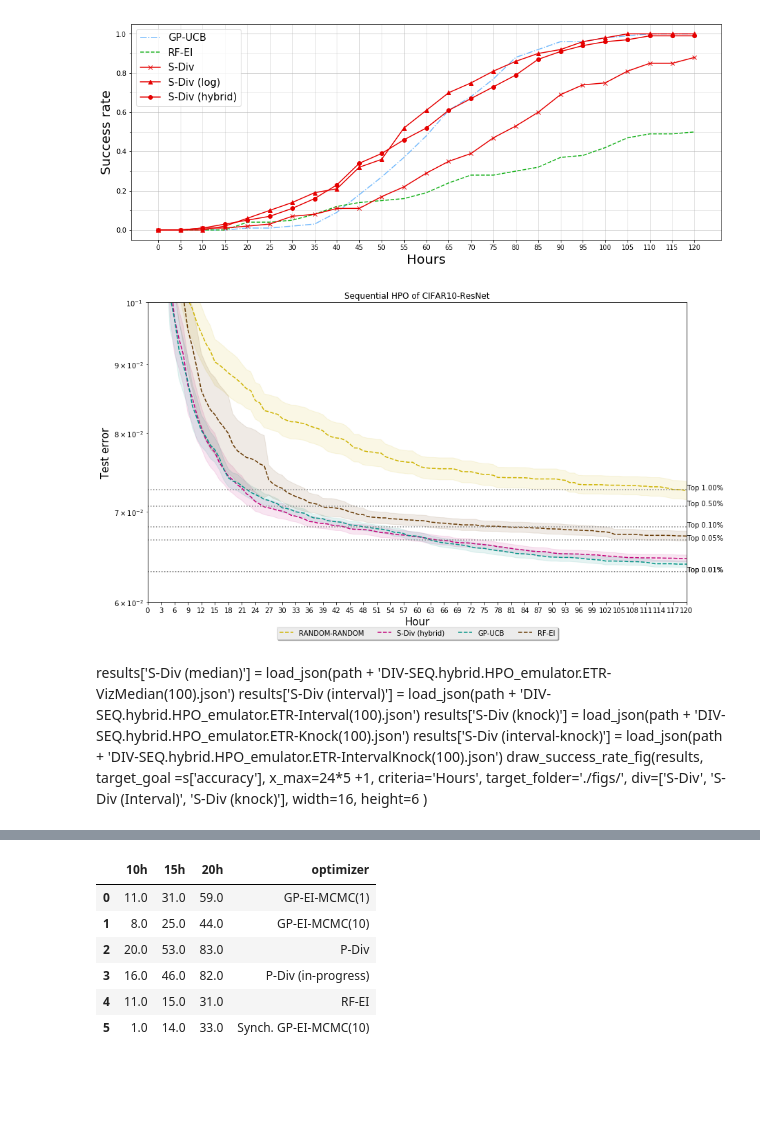
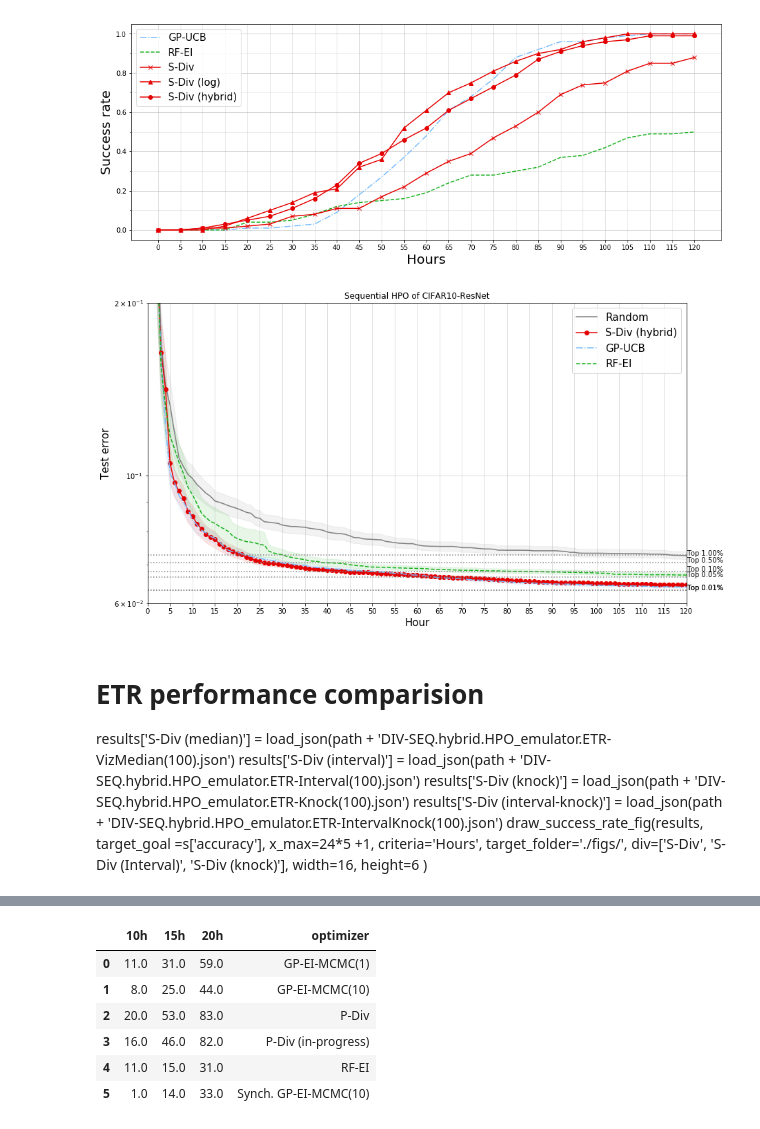
Before and after one commit to yongjinkim49/ecml, a Jupyter notebook: results/[ICML19] CIFAR10-ResNet performance evaluation.ipynb, the cells around one changed output, grey strips where cells are left out. Saved outputs shown, nothing was run; the diff lists cells and outputs as text; code cells hidden in the pictures; blank space fills up the shorter version.

Commit message:
support best error curve for parallelization results

```diff
--- a/results/[ICML19] CIFAR10-ResNet performance evaluation.ipynb
+++ b/results/[ICML19] CIFAR10-ResNet performance evaluation.ipynb
@@ -48,12 +48,15 @@ postfix = ".HPO_emulator({})".format(num_trials)
 path = "./{}/T{}S/".format(dataset, opt_secs)
 basic_bo = ['GP-EI', 'GP-PI', 'GP-UCB',
               'RF-EI', 'RF-PI', 'RF-UCB' ]
-rand = ['RANDOM-RANDOM']
+rand = ['Random']
 sdivs = [ 'S-Div (hybrid)' ]
 ada = ['GP-Hedge']
 
-for opt in basic_bo + rand:
+results['Random'] = load_json(path + 'RANDOM-RANDOM' + postfix + '.json')
+
+for opt in basic_bo:
     results[opt] = load_json(path + opt + postfix + '.json')
+
 results['S-Div'] = load_json(path + 'DIV-SEQ-pure' + postfix + '.json')
 results['S-Div (log)'] = load_json(path + 'DIV-SEQ-log' + postfix + '.json')
 results['S-Div (hybrid)'] = load_json(path + 'DIV-SEQ-hybrid' + postfix + '.json')
@@ -73,13 +78,14 @@ draw_success_rate_fig(results, target_goal =s['accuracy'], x_max=24*5 +1, criter
 <module 'matplotlib.pyplot' from '/home/webofthink/anaconda3/lib/python3.6/site-packages/matplotlib/pyplot.py'>
 [figure]
 # %%
-all_arms = rand + sdivs + ['GP-UCB', 'RF-EI']
-draw_best_error_curve(results, all_arms, 100,
-                      ylim=(.06, 0.1), xlim=(0, 120), summary=True, guidelines=stats, x_steps=3,
+selected = rand + sdivs + ['GP-UCB', 'RF-EI']
+draw_best_error_curve(results, selected, 100,
+                      ylim=(.06, 0.2), xlim=(0, 120), summary=True, guidelines=stats, x_steps=5,
                       title="Sequential HPO of {}".format(dataset_name))
 # %% [output]
-[figure, old version]
+[figure, new version]
 # %% [markdown]
+# ETR performance comparision
 results['S-Div (median)'] = load_json(path + 'DIV-SEQ.hybrid.HPO_emulator.ETR-VizMedian(100).json')
 results['S-Div (interval)'] = load_json(path + 'DIV-SEQ.hybrid.HPO_emulator.ETR-Interval(100).json')
 results['S-Div (knock)'] = load_json(path + 'DIV-SEQ.hybrid.HPO_emulator.ETR-Knock(100).json')
```
Also changed, not shown: parts of 6 cells of this notebook, 5 other files.
